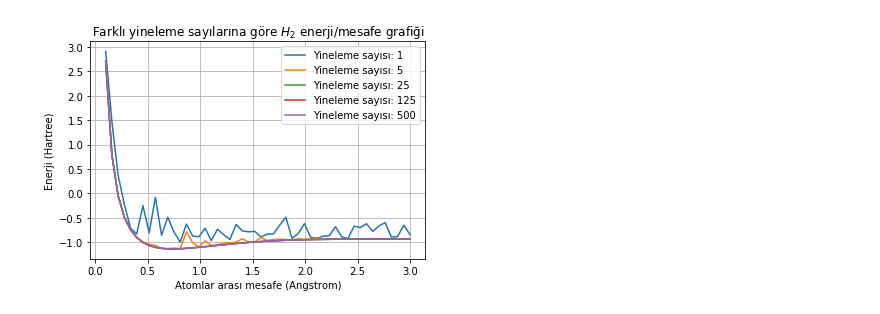
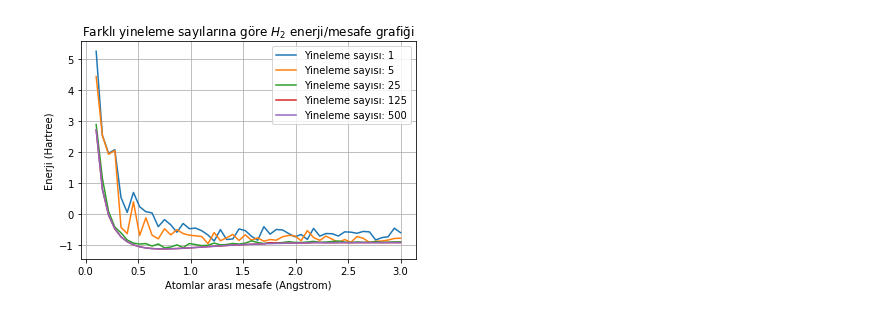
Before and after one commit to cnkndmr/presentations, a Jupyter notebook: varyasyon_ilkesi_qiskit/vqe_qiskit.ipynb, the cells around one changed output. Drawn from its saved outputs; the diff is of its cells as text; code cells hidden in the pictures.

```diff
--- a/varyasyon_ilkesi_qiskit/vqe_qiskit.ipynb
+++ b/varyasyon_ilkesi_qiskit/vqe_qiskit.ipynb
@@ -8,28 +8,29 @@ from qiskit.aqua.components.optimizers import SLSQP
 from qiskit.chemistry.core import Hamiltonian
 from qiskit.chemistry.drivers import PySCFDriver
 # %%
+%%time
 iterations = [1, 5, 25, 125, 500]
-distances = np.linspace(0.1, 3.0)
+distances = np.linspace(0.1, 3.0, 50)
 for iteration in iterations:
     energy = []
     for distance in distances:
         backend = BasicAer.get_backend("statevector_simulator")
         driver = PySCFDriver(atom="H .0 .0 .0; H .0 .0 " + str(distance))
         molecule = driver.run()
         operator =  Hamiltonian()
         qubit_op = operator.run(molecule)[0]
         var_form = RYRZ(qubit_op.num_qubits)
-        optimizer = SLSQP(maxiter=iteration)
+        optimizer = COBYLA(maxiter=iteration)
         vqe = VQE(qubit_op, var_form, optimizer)
         result = vqe.run(backend)
         lines, result = operator.process_algorithm_result(result)
         energy.append(result['energy'])
     plt.plot(distances, energy, label="Yineleme sayısı: {}".format(iteration))
 plt.title(r"Farklı yineleme sayılarına göre $H_{2}$ enerji/mesafe grafiği")
 plt.xlabel("Atomlar arası mesafe (Angstrom)")
 plt.ylabel("Enerji (Hartree)")
 plt.grid()
 plt.legend()
 plt.show()
 # %% [output]
-[figure, old version]
+[figure, new version]
```
Also changed, not shown: parts of 4 cells of this notebook.
